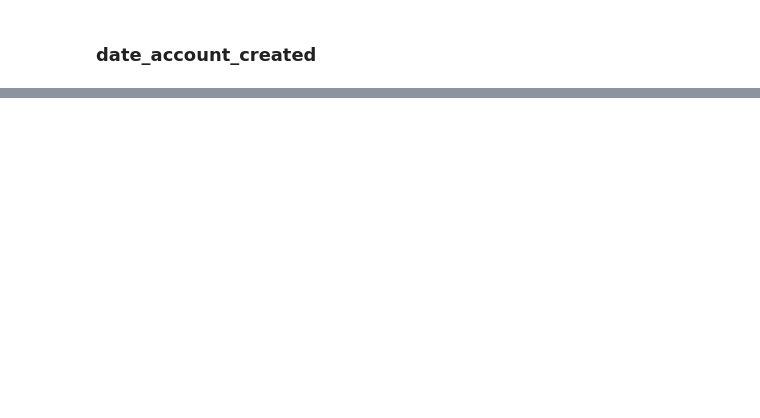
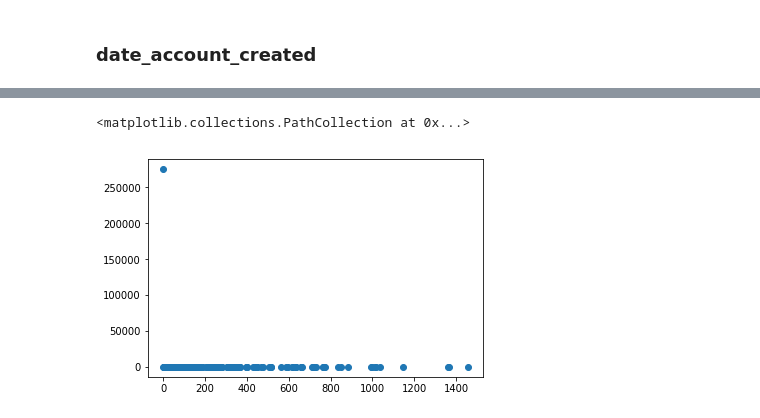
Before and after one commit to troywu666/Airbnb_data_analyse, a Jupyter notebook: 订房预测.ipynb, the cells around one changed output, grey strips where cells are left out. Saved outputs shown, nothing was run; the diff lists cells and outputs as text; code cells hidden in the pictures; blank space fills up the shorter version.

```diff
--- a/订房预测.ipynb
+++ b/订房预测.ipynb
@@ -542,6 +583,6 @@ seasons={(date(Y,1,1),date(Y,3,20)):0,
         (date(Y,6,21),date(Y,9,20)):2,
         (date(Y,9,21),date(Y,12,20)):3,
         (date(Y,12,21),date(Y,12,31)):0}
-tfa=tfa.apply(lambda x : x.date().replace(year=Y))
-tfa
+tfa_year=tfa.apply(lambda x : x.date().replace(year=Y))
+tfa_year.head()
 # %% [output]
@@ -565,5 +595,5 @@ Name: timestamp_first_active, Length: 275547, dtype: object
 # %%
-tfa_season=tfa.map(lambda x : next(values for (key1,key2),values in seasons.items() if key1<= x <=key2))##不用next函数会导致无法迭代
+tfa_season=tfa_year.map(lambda x : next(values for (key1,key2),values in seasons.items() if key1<= x <=key2))##不用next函数会导致无法迭代
 df['tfa_season']=tfa_season
 df_tfa_season=pd.get_dummies(df.tfa_season,prefix='tfa_season')
 df=pd.concat([df,df_tfa_season],axis=1)
@@ -581,0 +619,4 @@ df.head()
+# %%
+dac=pd.to_datetime(df.date_account_created)
+dac_year=dac.apply(lambda x: x.date().replace(year=Y))
+dac_season=dac_year.apply(lambda x : next(values for (key1,key2),values in seasons.items() if key1<=x<=key2))
@@ -581,0 +647,4 @@ df.head()
+# %%
+print(dac.dtype,tfa.dtype)
+dt_span = dac.subtract(tfa).dt.days
+dt_span.head()
@@ -581,0 +659,5 @@ df.head()
+# %%
+plt.scatter(dt_span.value_counts().index.values,dt_span.value_counts().values)
+# %% [output]
+<matplotlib.collections.PathCollection at 0x...>
+[figure, added]
```
Also changed, not shown: parts of 34 cells of this notebook, 1 other file.
